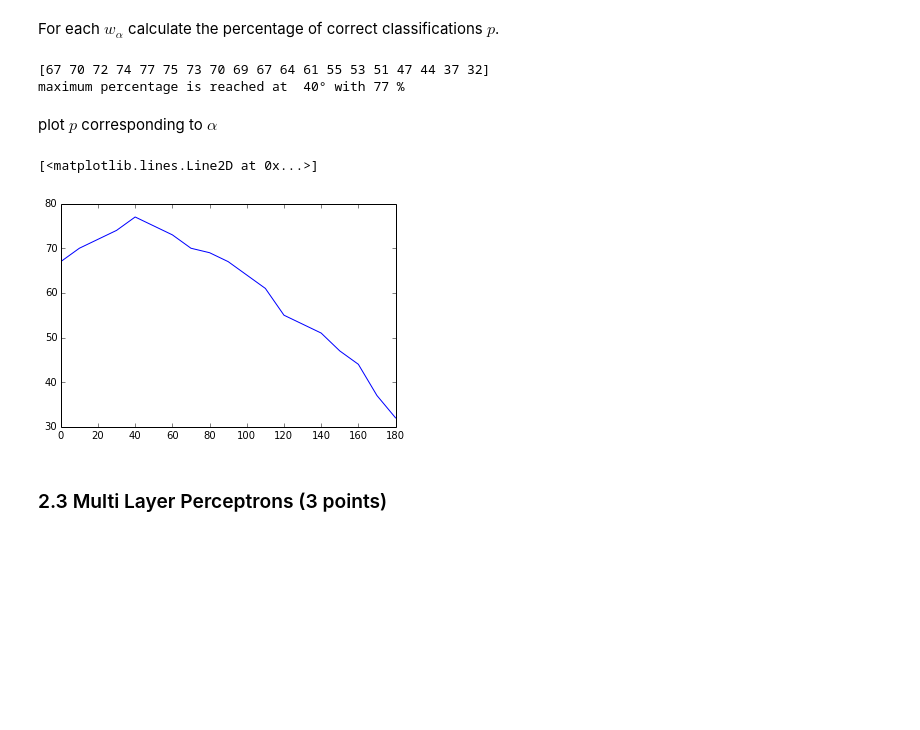
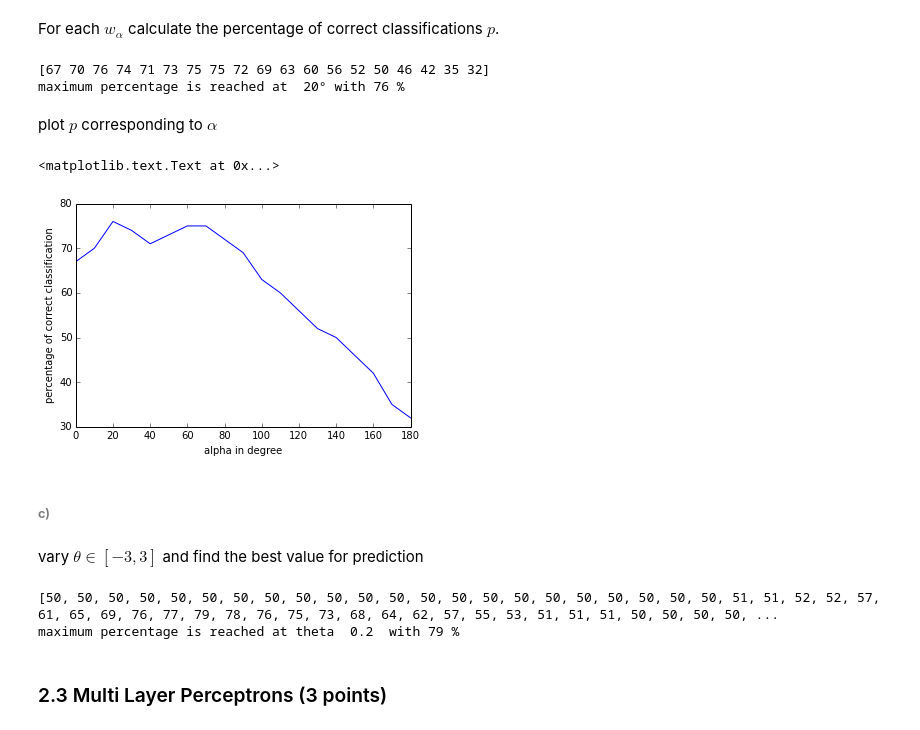
Before and after one commit to JensMeiners/MI1, a Jupyter notebook: Ex02/Ex02.ipynb, the cells around one changed output. Saved outputs shown, nothing was run; the diff lists cells and outputs as text; code cells hidden in the pictures; blank space fills up the shorter version.

```diff
--- a/Ex02/Ex02.ipynb
+++ b/Ex02/Ex02.ipynb
@@ -67,20 +67,27 @@ For each $w_\alpha$ calculate the percentage of correct classifications $p$.
 def f(x,w,theta):
     return np.sign(w.T.dot(x) - theta)
 
-# if f(x) == 1 the class '1' was predicted correctly.
-# for the other class y==0, f(x) predicts -1.
+# f(x) predicts the classes -1 and 1. transform y accordingly
+y[y==0] = -1
+
 # the result ot the classifications is a boolean array that python neatly sums up for us.
 # afterwards devide by 200 and multiply by 100 to result in percentage
-p = (f([x1,x2],w,0) == 1).sum(1) / 2
+p = (f([x1,x2],w,0) == y).sum(1) / 2
 print p
 print 'maximum percentage is reached at ',str(alpha[np.argmax(p)])+'° with',max(p),'%'
 # %% [output]
-[67 70 72 74 77 75 73 70 69 67 64 61 55 53 51 47 44 37 32]
-maximum percentage is reached at  40° with 77 %
+[67 70 76 74 71 73 75 75 72 69 63 60 56 52 50 46 42 35 32]
+maximum percentage is reached at  20° with 76 %
 # %% [markdown]
 plot $p$ corresponding to $\alpha$
-# %%
-plt.plot(alpha,p)
-# %% [output]
-[<matplotlib.lines.Line2D at 0x...>]
-[figure, removed]
+# %%
+plt.plot(alpha,p)
+plt.xlabel('alpha in degree')
+plt.ylabel('percentage of correct classification')
+# %% [output]
+<matplotlib.text.Text at 0x...>
+[figure, added]
+# %% [markdown]
+###### c)
+# %% [markdown]
+vary $\theta \in [-3,3]$ and find the best value for prediction
@@ -87,2 +96,12 @@ plt.plot(alpha,p)
+# %%
+thetas = np.arange(-3,3.1,0.1)
+
+p = [(f([x1,x2],best_w,theta) == y).sum() / 2 for theta in thetas]
+print p
+best_theta = thetas[np.argmax(p)]
+print 'maximum percentage is reached at theta ',best_theta,' with',max(p),'%'
+# %% [output]
+[50, 50, 50, 50, 50, 50, 50, 50, 50, 50, 50, 50, 50, 50, 50, 50, 50, 50, 50, 50, 50, 50, 51, 51, 52, 52, 57, 61, 65, 69, 76, 77, 79, 78, 76, 75, 73, 68, 64, 62, 57, 55, 53, 51, 51, 51, 50, 50, 50, 50, ...
+maximum percentage is reached at theta  0.2  with 79 %
 # %% [markdown]
 ### 2.3 Multi Layer Perceptrons (3 points)
```
Also changed, not shown: parts of 1 cell of this notebook.
